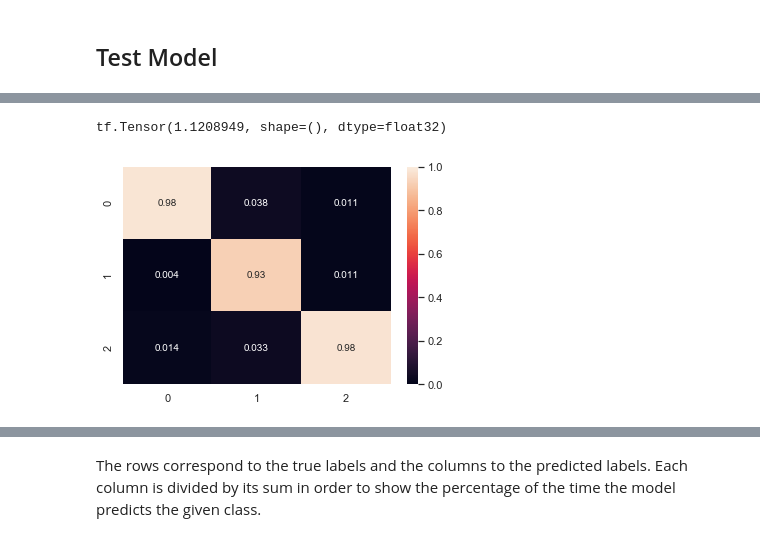
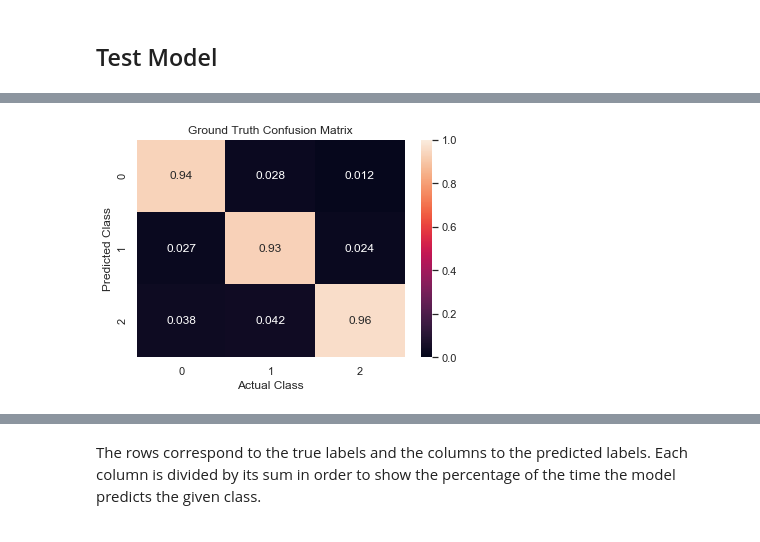
Before and after one commit to DylanCope/zero-shot-comm, a Jupyter notebook: zero-shot-comm.ipynb, the cells around one changed output, grey strips where cells are left out. Saved outputs shown, nothing was run; the diff lists cells and outputs as text; code cells hidden in the pictures.

```diff
--- a/zero-shot-comm.ipynb
+++ b/zero-shot-comm.ipynb
@@ -674,33 +819,32 @@ for i in range(5):
-# %%
-test_loss = tf.zeros((1,))
-for inputs, targets, *outputs in games_played:
-    loss = test_loss_fn(outputs, targets)
-    test_loss = (test_loss + loss) / 2
-
-print(tf.reduce_mean(test_loss))
-# %% [output]
-tf.Tensor(1.1208949, shape=(), dtype=float32)
 # %%
-labels = tf.concat([
-    tf.argmax(y[-1], axis=-1)
-    for _, y in test_samples
-], axis=0)
+def compute_confusion_matrix(games_played):
+    labels = tf.concat([
+        tf.argmax(targets[-1], axis=-1)
+        for _, targets, _ in games_played
+    ], axis=0)
 
-preds = tf.concat([
-    tf.argmax(student_preds, axis=-1)
-    for _, _, student_preds, _ in games_played
-], axis=0)
+    preds = tf.concat([
+        tf.argmax(student_preds, axis=-1)
+        for _, _, (student_preds, _) in games_played
+    ], axis=0)
 
-conf_matrix = tf.math.confusion_matrix(labels, preds)
+    conf_matrix = tf.math.confusion_matrix(labels, preds)
 
-col_totals = tf.reduce_sum(conf_matrix, axis=0)
-col_totals = tf.repeat(col_totals, tf.shape(conf_matrix)[0])
-col_totals = tf.reshape(col_totals, tf.shape(conf_matrix))
-col_totals = tf.transpose(col_totals)
+    col_totals = tf.reduce_sum(conf_matrix, axis=0)
+    col_totals = tf.repeat(col_totals, tf.shape(conf_matrix)[0])
+    col_totals = tf.reshape(col_totals, tf.shape(conf_matrix))
+    col_totals = tf.transpose(col_totals)
 
-conf_matrix = (conf_matrix / col_totals).numpy()
-conf_matrix[np.where(np.isnan(conf_matrix))] = 0
+    conf_matrix = (conf_matrix / col_totals).numpy()
+    conf_matrix[np.where(np.isnan(conf_matrix))] = 0
+
+    return conf_matrix
-# %%
-sns.heatmap(conf_matrix, annot=True, vmin=0, vmax=1);
-# %% [output]
-[figure, removed]
+# %%
+games_played, _ = experiment.run_tests()
+conf_matrix = compute_confusion_matrix(games_played)
+sns.heatmap(conf_matrix, annot=True, vmin=0, vmax=1)
+plt.title('Ground Truth Confusion Matrix')
+plt.ylabel('Predicted Class')
+plt.xlabel('Actual Class');
+# %% [output]
+[figure, added]
```
Also changed, not shown: parts of 25 cells of this notebook.
